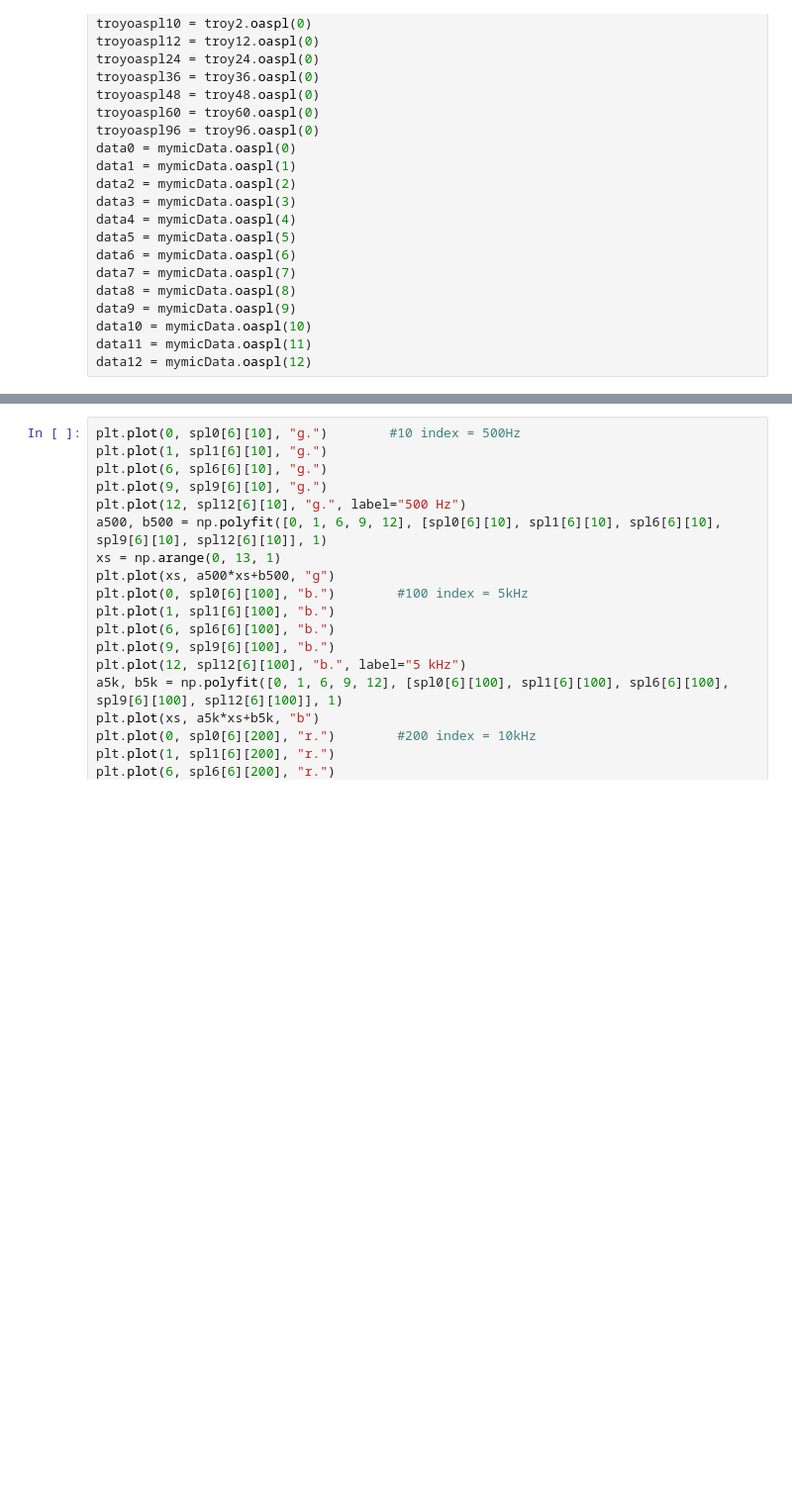
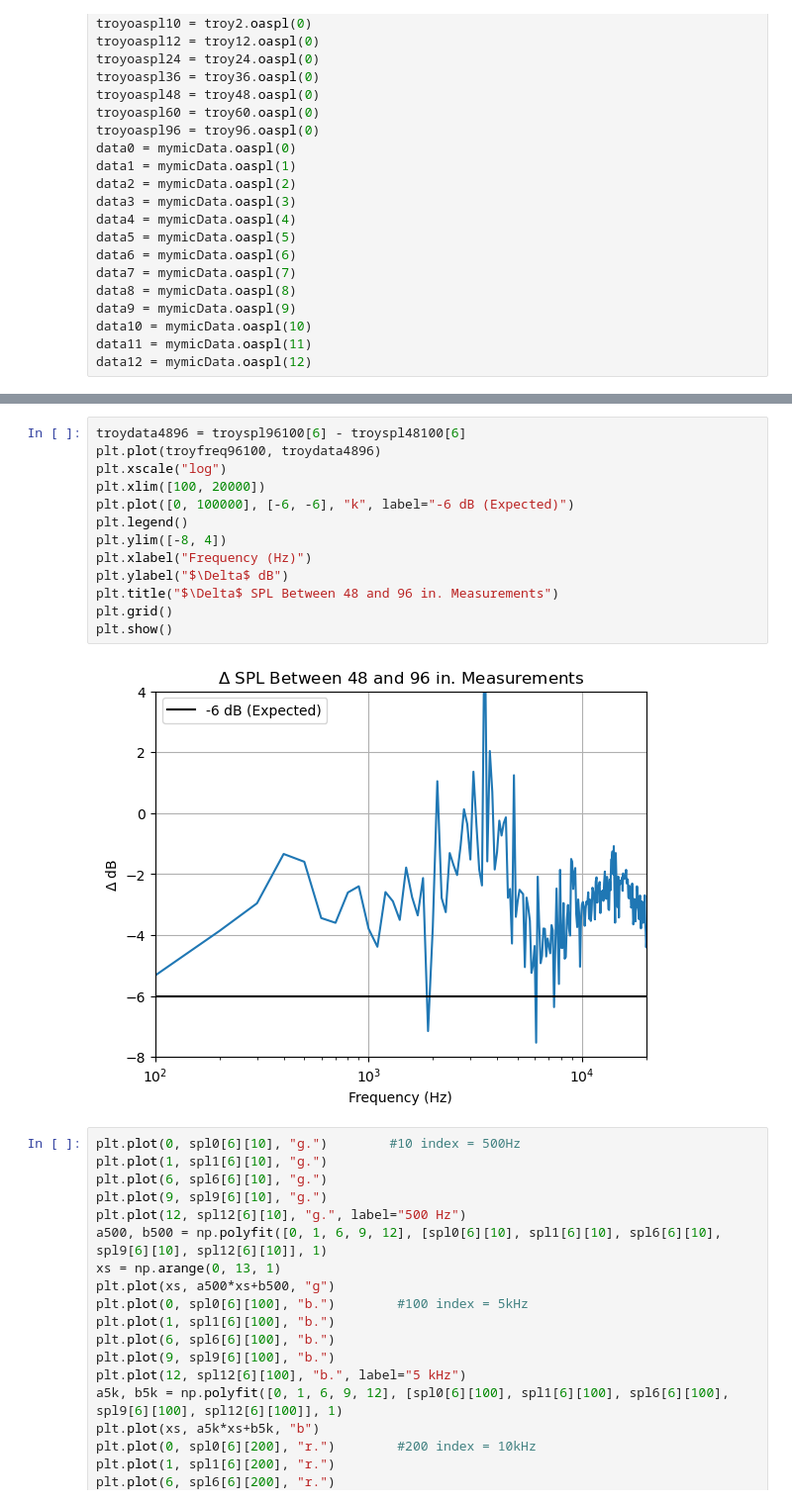
Before and after one commit to sladesladeslade/CuppolettiLab, a Jupyter notebook: Spr 23 UGR/UGRplots.ipynb, the cells around one changed output, grey strips where cells are left out. Shown: that part at 99% size. Saved outputs shown, nothing was run; the diff lists cells and outputs as text; blank space fills up the shorter version.

```diff
--- a/Spr 23 UGR/UGRplots.ipynb
+++ b/Spr 23 UGR/UGRplots.ipynb
@@ -118,3 +134,18 @@ plt.show()
+# %%
+troydata4896 = troyspl96100[6] - troyspl48100[6]
+plt.plot(troyfreq96100, troydata4896)
+plt.xscale("log")
+plt.xlim([100, 20000])
+plt.plot([0, 100000], [-6, -6], "k", label="-6 dB (Expected)")
+plt.legend()
+plt.ylim([-8, 4])
+plt.xlabel("Frequency (Hz)")
+plt.ylabel("$\Delta$ dB")
+plt.title("$\Delta$ SPL Between 48 and 96 in. Measurements")
+plt.grid()
+plt.show()
+# %% [output]
+[figure, added]
 # %%
 plt.plot(0, spl0[6][10], "g.")        #10 index = 500Hz
 plt.plot(1, spl1[6][10], "g.")
```
Also changed, not shown: parts of 4 cells of this notebook.
